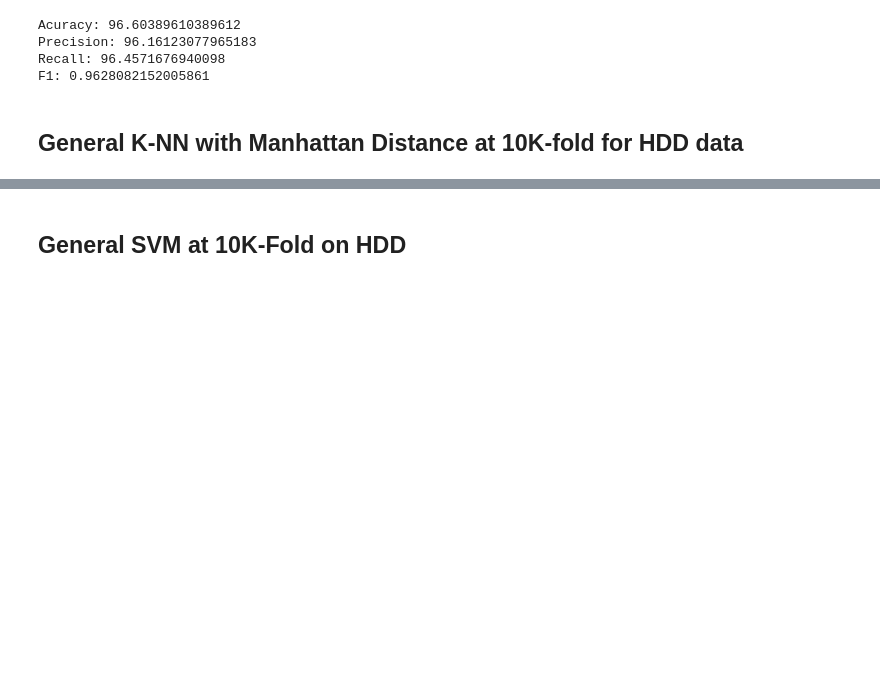
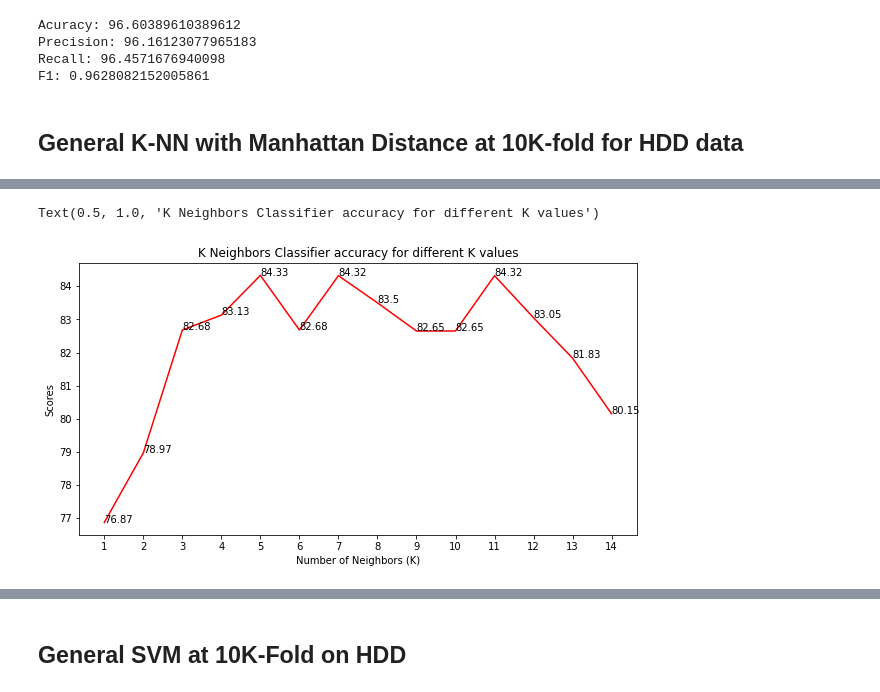
Before and after one commit to Rakib-Ul-Haque/SecureK-NN, a Jupyter notebook: SecureK_NN.ipynb, the cells around one changed output, grey strips where cells are left out. Saved outputs shown, nothing was run; the diff lists cells and outputs as text; code cells hidden in the pictures; blank space fills up the shorter version.

```diff
--- a/SecureK_NN.ipynb
+++ b/SecureK_NN.ipynb
@@ -351,3 +389,14 @@ y = np.array(df['num'])
+# %%
+#preparing data
+# from sklearn.model_selection import train_test_split
+from sklearn.preprocessing import StandardScaler
+standardScaler = StandardScaler()
+columns_to_scale = ['age', 'trestbps', 'chol', 'thalach', 'oldpeak']
+dataset[columns_to_scale] = standardScaler.fit_transform(dataset[columns_to_scale])
+# %%
+#preparing data
+y = dataset['target']
+X = dataset.drop(['target'], axis = 1)
 # %%
 #preparing data
 X_train, X_test, y_train, y_test = train_test_split(X, y, test_size = 0.20, random_state = 42)
@@ -382,0 +479,13 @@ F1: 0.19426685418565287
+# %%
+#create Graph of Acc
+plt.figure(figsize=(10,5))
+plt.plot([k for k in range(1, 15)], kas, color = 'red')
+for i in range(1,15):
+    plt.text(i, kas[i-1], (kas[i-1]))
+plt.xticks([i for i in range(1, 15)])
+plt.xlabel('Number of Neighbors (K)')
+plt.ylabel('Scores')
+plt.title('K Neighbors Classifier accuracy for different K values')
+# %% [output]
+Text(0.5, 1.0, 'K Neighbors Classifier accuracy for different K values')
+[figure, added]
```
Also changed, not shown: parts of 18 cells of this notebook.
